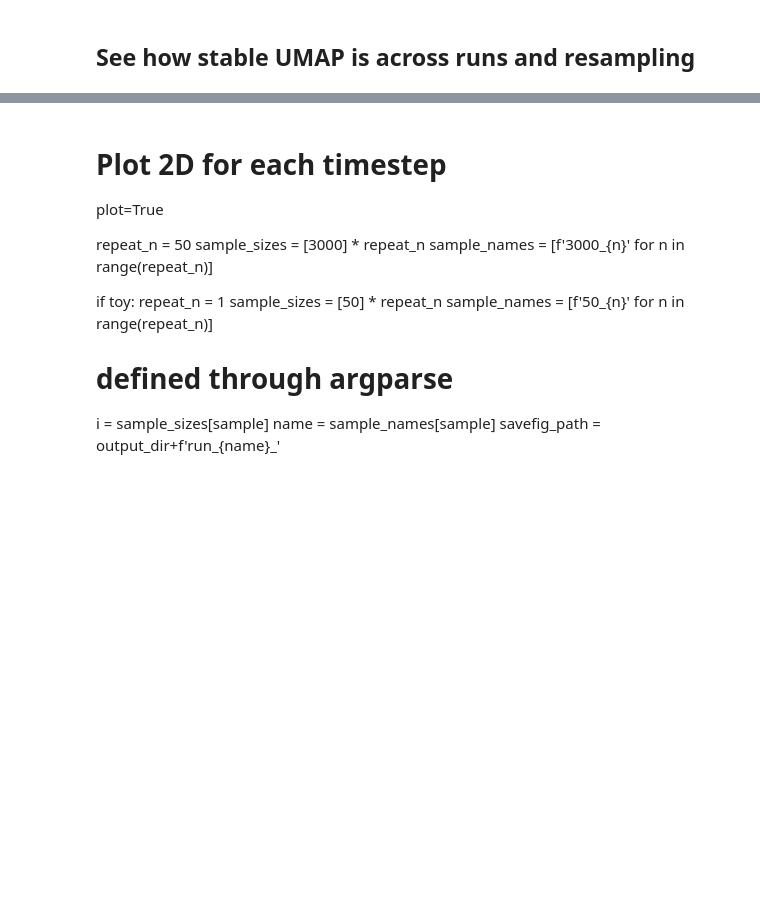
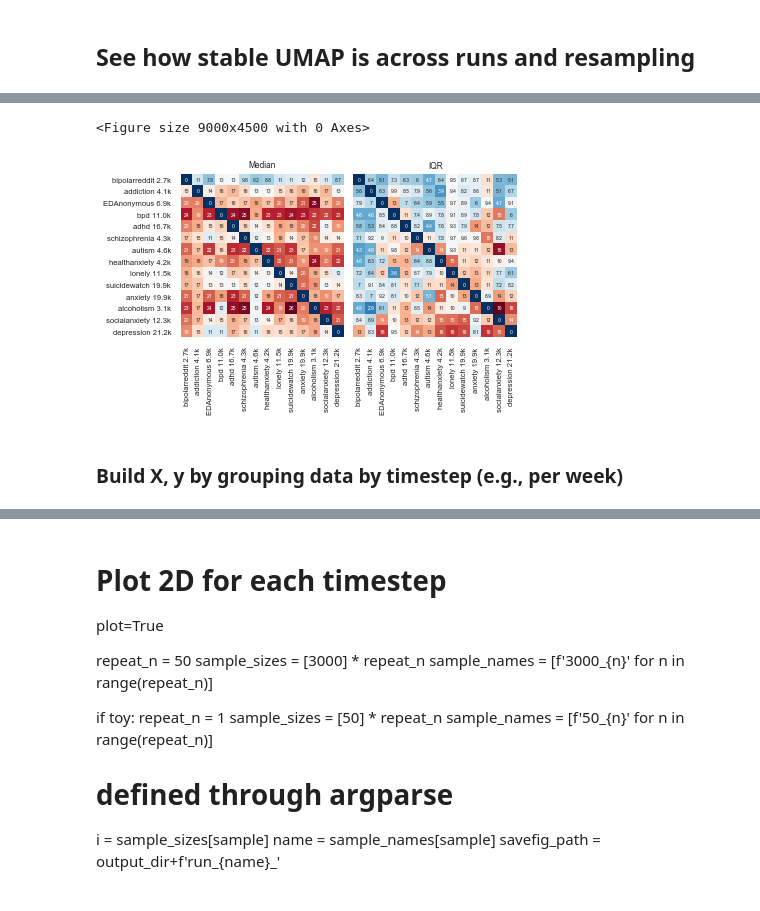
Before and after one commit to danielmlow/reddit, a Jupyter notebook: reddit_cluster.ipynb, the cells around one changed output, grey strips where cells are left out. Drawn from its saved outputs; the diff is of its cells as text; code cells hidden in the pictures; blank space fills up the shorter version.

```diff
--- a/reddit_cluster.ipynb
+++ b/reddit_cluster.ipynb
@@ -842,0 +621,9 @@ for i, (X_i, y_i) in enumerate(zip(X[:run_Ntimesteps],y[:run_Ntimesteps])):
+# %%
+from scipy.stats import iqr
+# IQR
+df_iqr = iqr(dists_all, axis=0)
+df_iqr = pd.DataFrame(df_iqr)
+df_iqr.columns = subreddits_new
+df_iqr.index = subreddits_new
+print('max:', df_iqr.max().max())
+df_iqr
@@ -842,0 +647,41 @@ for i, (X_i, y_i) in enumerate(zip(X[:run_Ntimesteps],y[:run_Ntimesteps])):
+# %%
+# Sort by sum of IQR
+sorted_iqr = list((df_iqr+df_iqr.T).sum().sort_values().index)
+
+def reorder_index_cols(df, ordered_list):
+    df = df.reindex(ordered_list)
+    df = df[ordered_list]
+    return df
+
+df_median = reorder_index_cols(df_median, sorted_iqr)
+df_iqr = reorder_index_cols(df_iqr, sorted_iqr)
+# %%
+# Heatmap
+sns.set(font_scale=0.7)
+fontsize = 5
+plt.figure(figsize=(30,15), dpi= 300, facecolor='w', edgecolor='k')
+f, axes = plt.subplots(1, 2, sharey=True)
+
+# plt.subplot(1, 2, 1)
+ax = sns.heatmap(df_median, ax=axes[0],cmap = 'RdBu_r', annot=True,annot_kws={"fontsize":fontsize}, cbar=False)
+
+axes[0].title.set_text('Median')
+axes[0].set(adjustable='box', aspect='equal')
+
+bottom, top = ax.get_ylim()
+ax.set_ylim(bottom + 0.5, top - 0.5)
+
+# plt.subplot(1, 2, 2)
+ax = sns.heatmap(df_iqr, ax=axes[1], cmap = 'RdBu_r', annot=True, annot_kws={"fontsize":fontsize},cbar=False)
+bottom, top = ax.get_ylim()
+ax.set_ylim(bottom + 0.5, top - 0.5)
+axes[1].title.set_text('IQR')
+axes[1].set(adjustable='box', aspect='equal')
+plt.tight_layout()
+plt.savefig(output_dir+'heatmap_dists.png', dpi=300)
+# %% [output]
+<Figure size 9000x4500 with 0 Axes>
+[figure, added]
+# %% [markdown]
+
+### Build X, y by grouping data by timestep (e.g., per week)
```
Also changed, not shown: parts of 99 cells of this notebook, 8 other files.
